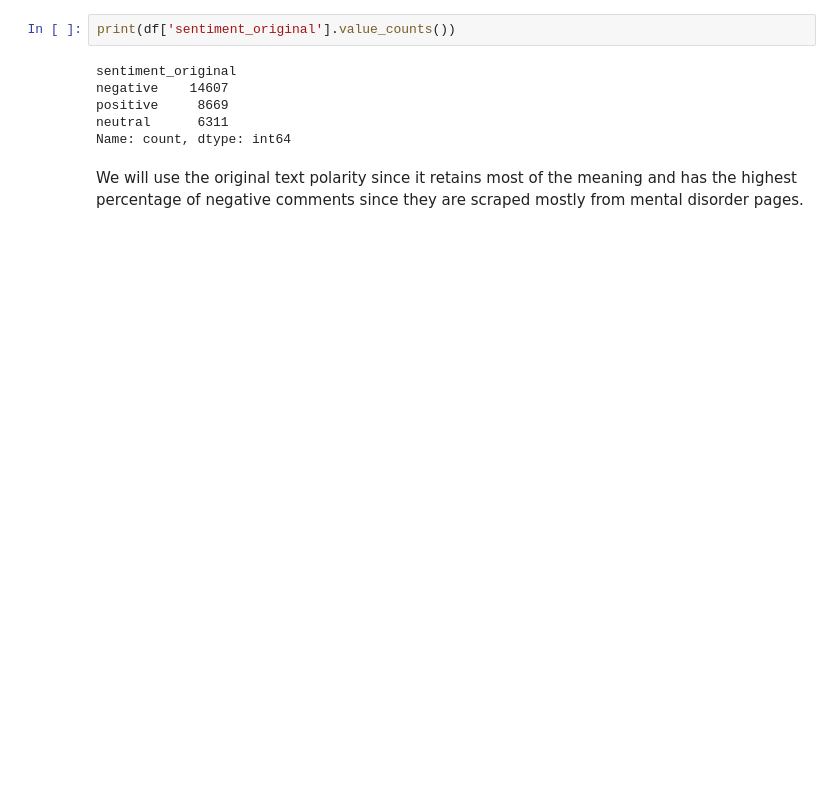
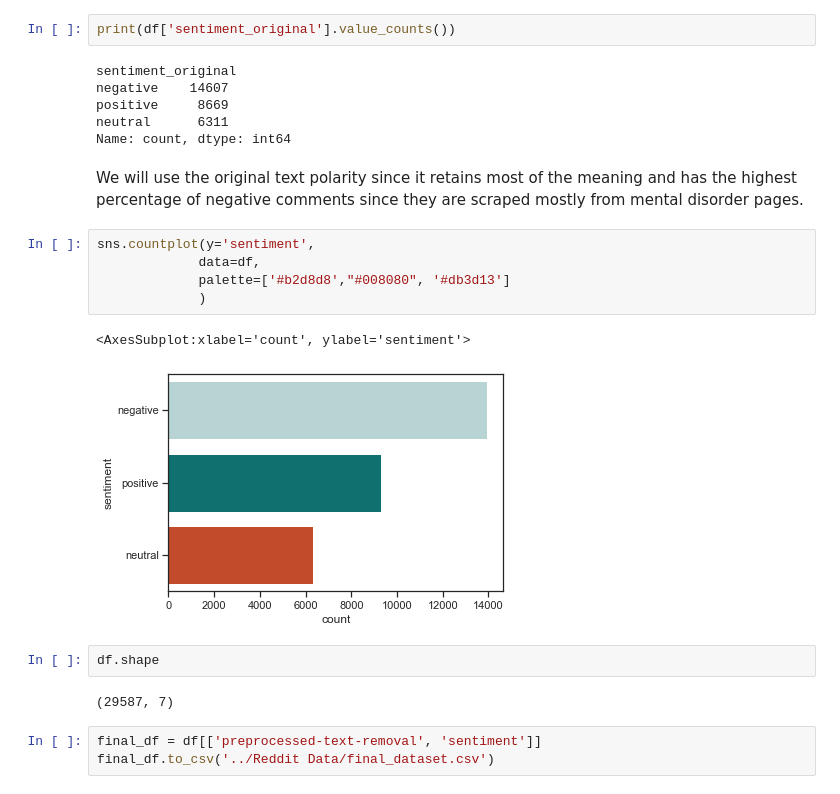
Before and after one commit to WillisYangg/FYP_Sentic_API, a Jupyter notebook: Data Cleaning/reddit_data_cleaning.ipynb, the cells around one changed output. Saved outputs shown, nothing was run; the diff lists cells and outputs as text; blank space fills up the shorter version.

Commit message:
Add: reddit data cleaning

```diff
--- a/Data Cleaning/reddit_data_cleaning.ipynb
+++ b/Data Cleaning/reddit_data_cleaning.ipynb
@@ -456,3 +456,18 @@ neutral      6311
 Name: count, dtype: int64
 # %% [markdown]
 We will use the original text polarity since it retains most of the meaning and has the highest percentage of negative comments since they are scraped mostly from mental disorder pages.
+# %%
+sns.countplot(y='sentiment',
+             data=df,
+             palette=['#b2d8d8',"#008080", '#db3d13']
+             )
+# %% [output]
+<AxesSubplot:xlabel='count', ylabel='sentiment'>
+[figure, added]
+# %%
+df.shape
+# %% [output]
+(29587, 7)
+# %%
+final_df = df[['preprocessed-text-removal', 'sentiment']]
+final_df.to_csv('../Reddit Data/final_dataset.csv')
```
Also changed, not shown: 1 other file.
